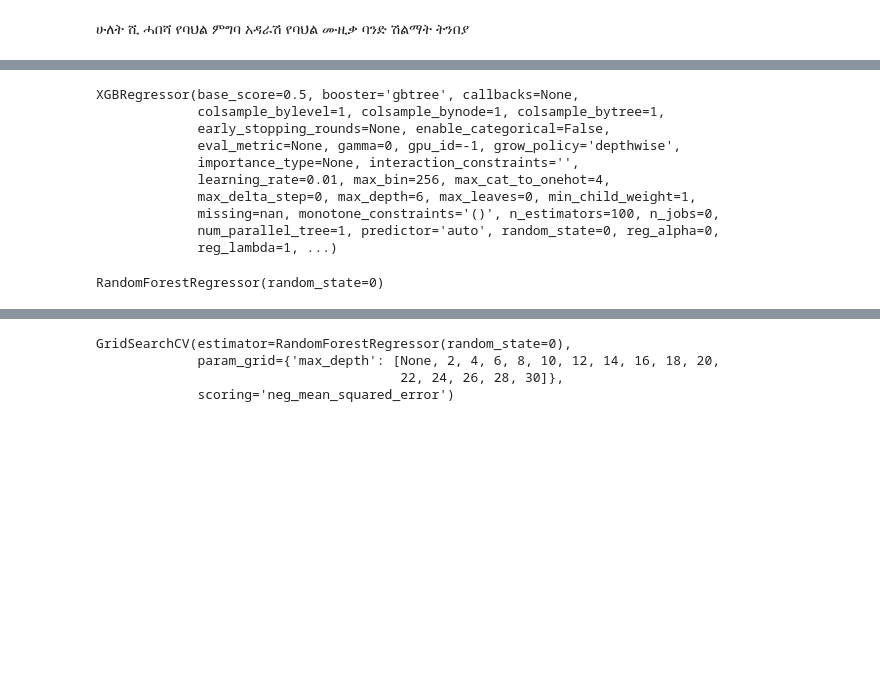
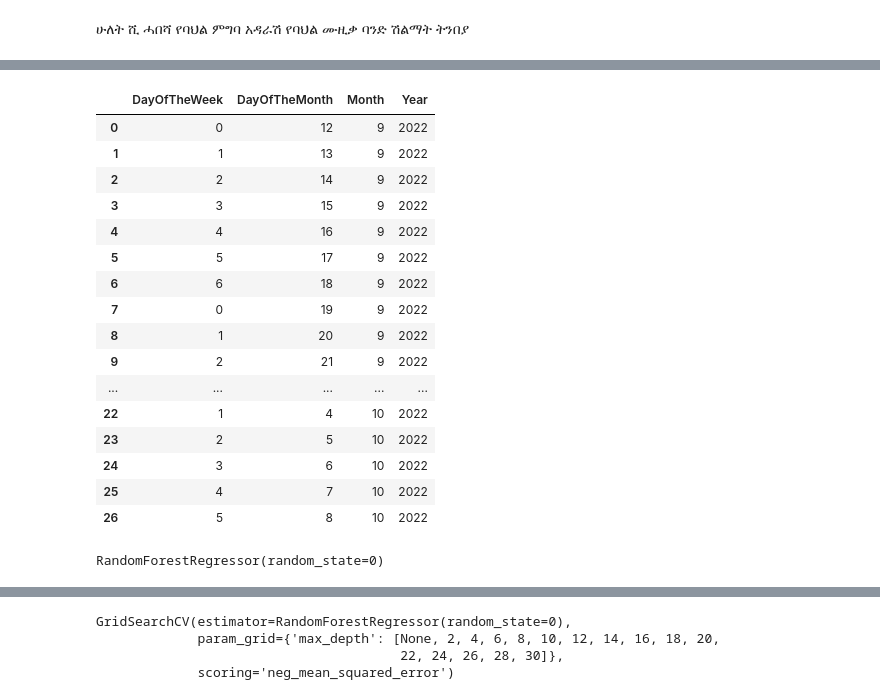
Before and after one commit to EyuaelB/huletshi_shilmat, a Jupyter notebook: shilmat_notebook.ipynb, the cells around one changed output, grey strips where cells are left out. Cells and saved outputs as stored; diff of their text form; code cells hidden in the pictures; blank space fills up the shorter version.

Commit message:
updated model try out

```diff
--- a/shilmat_notebook.ipynb
+++ b/shilmat_notebook.ipynb
@@ -25,7 +61,27 @@ df
 # %%
-features = ['DayName','DayOfTheWeek','DayOfTheMonth','Month','Year',]
+features = ['DayOfTheWeek','DayOfTheMonth','Month','Year',]
 X = df[features]
 y = df['Income']
+# %%
+X
+# %% [output]
+|  | DayOfTheWeek | DayOfTheMonth | Month | Year |
+| 0 | 0 | 12 | 9 | 2022 |
+| 1 | 1 | 13 | 9 | 2022 |
+| 2 | 2 | 14 | 9 | 2022 |
+| 3 | 3 | 15 | 9 | 2022 |
+| 4 | 4 | 16 | 9 | 2022 |
+| 5 | 5 | 17 | 9 | 2022 |
+| 6 | 6 | 18 | 9 | 2022 |
+| 7 | 0 | 19 | 9 | 2022 |
+| 8 | 1 | 20 | 9 | 2022 |
+| 9 | 2 | 21 | 9 | 2022 |
+| ... | ... | ... | ... | ... |
+| 22 | 1 | 4 | 10 | 2022 |
+| 23 | 2 | 5 | 10 | 2022 |
+| 24 | 3 | 6 | 10 | 2022 |
+| 25 | 4 | 7 | 10 | 2022 |
+| 26 | 5 | 8 | 10 | 2022 |
 # %%
 from sklearn.model_selection import GridSearchCV, train_test_split
 
@@ -33,26 +89,10 @@ X_train,X_test,y_train,y_test = train_test_split(X,y,test_size=0.2)
 # %%
-from xgboost import XGBRegressor
+from sklearn.ensemble import RandomForestRegressor
 
-model = XGBRegressor(n_estimators=100,learning_rate=0.01)
+model = RandomForestRegressor(random_state=0)
 model.fit(X_train,y_train)
 # %% [output]
-XGBRegressor(base_score=0.5, booster='gbtree', callbacks=None,
-             colsample_bylevel=1, colsample_bynode=1, colsample_bytree=1,
-             early_stopping_rounds=None, enable_categorical=False,
-             eval_metric=None, gamma=0, gpu_id=-1, grow_policy='depthwise',
-             importance_type=None, interaction_constraints='',
-             learning_rate=0.01, max_bin=256, max_cat_to_onehot=4,
-             max_delta_step=0, max_depth=6, max_leaves=0, min_child_weight=1,
-             missing=nan, monotone_constraints='()', n_estimators=100, n_jobs=0,
-             num_parallel_tree=1, predictor='auto', random_state=0, reg_alpha=0,
-             reg_lambda=1, ...)
+RandomForestRegressor(random_state=0)
-# %%
-from sklearn.ensemble import RandomForestRegressor
-
-model = RandomForestRegressor(random_state=0)
-model.fit(X_train,y_train,)
-# %% [output]
-RandomForestRegressor(random_state=0)
 # %%
 import numpy as np
 from sklearn.metrics import mean_squared_error
```
Also changed, not shown: parts of 9 cells of this notebook, 4 other files.
